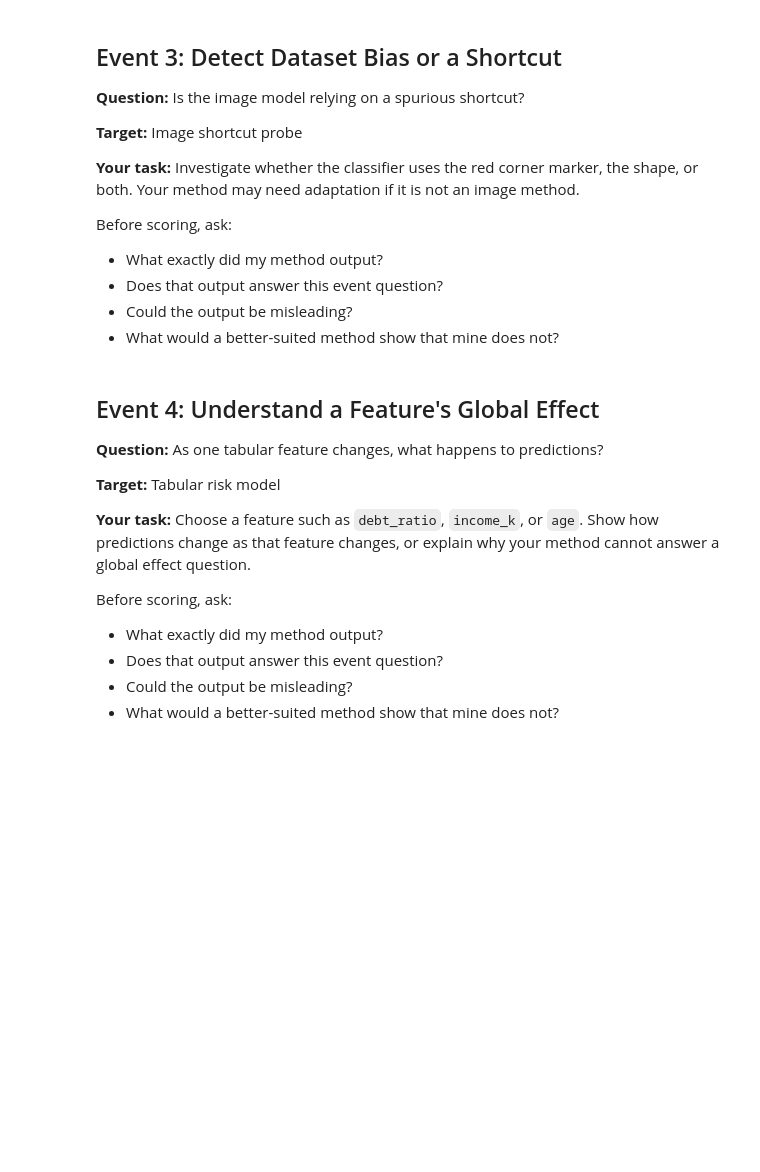
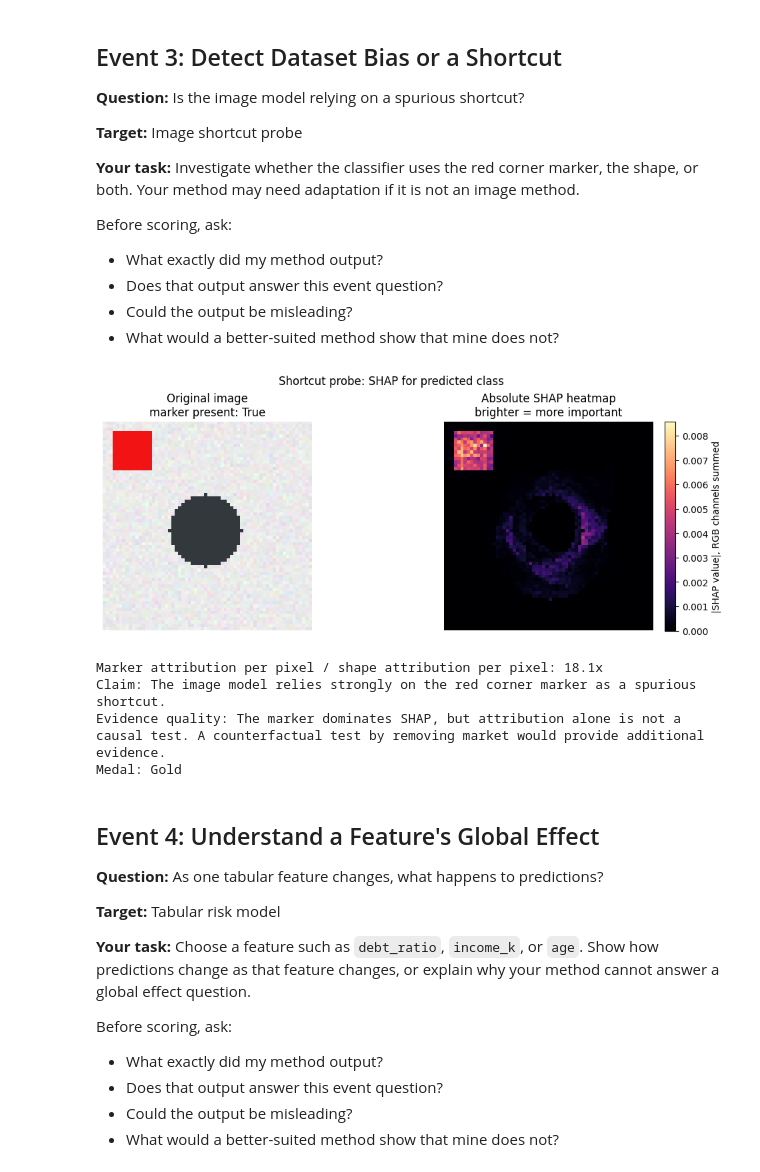
Before and after one commit to duke-aipi-Han/aipi590-XAI, a Jupyter notebook: assignments/xai_decathlon.ipynb, the cells around one changed output. Cells and saved outputs as stored; diff of their text form; code cells hidden in the pictures; blank space fills up the shorter version.

```diff
--- a/assignments/xai_decathlon.ipynb
+++ b/assignments/xai_decathlon.ipynb
@@ -691,3 +731,18 @@ Before scoring, ask:
+# %%
+# Output: GradientSHAP heatmap and marker-versus-shape attribution ratio.
+show_image_shap(0, "Shortcut probe: SHAP for predicted class")
+shortcut_ratio = image_region_summary(0)
+print(f"Marker attribution per pixel / shape attribution per pixel: {shortcut_ratio:.1f}x")
+
+print(f"Claim: The image model relies strongly on the red corner marker as a spurious shortcut.")
+print("Evidence quality: The marker dominates SHAP, but attribution alone is not a causal test. A counterfactual test by removing market would provide additional evidence.")
+print("Medal: Gold")
+# %% [output]
+[figure, added]
+Marker attribution per pixel / shape attribution per pixel: 18.1x
+Claim: The image model relies strongly on the red corner marker as a spurious shortcut.
+Evidence quality: The marker dominates SHAP, but attribution alone is not a causal test. A counterfactual test by removing market would provide additional evidence.
+Medal: Gold
 # %% [markdown]
 ## Event 4: Understand a Feature's Global Effect
 
```
Also changed, not shown: parts of 24 cells of this notebook.
